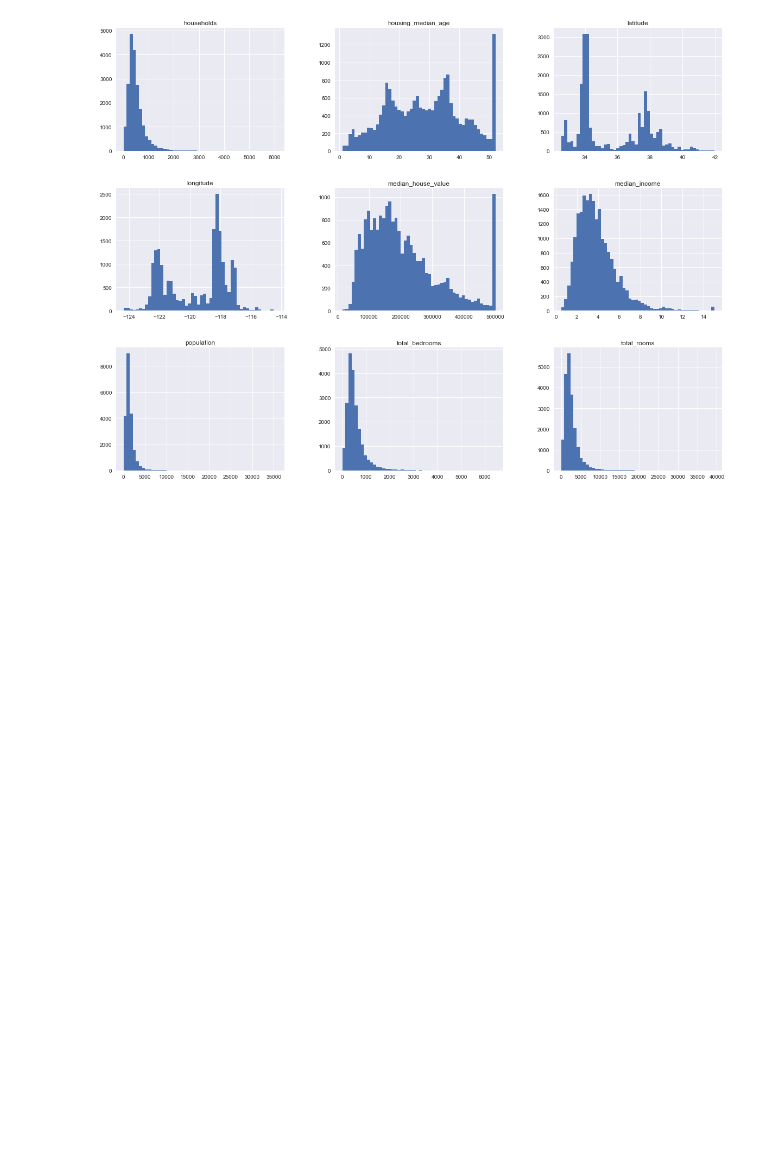
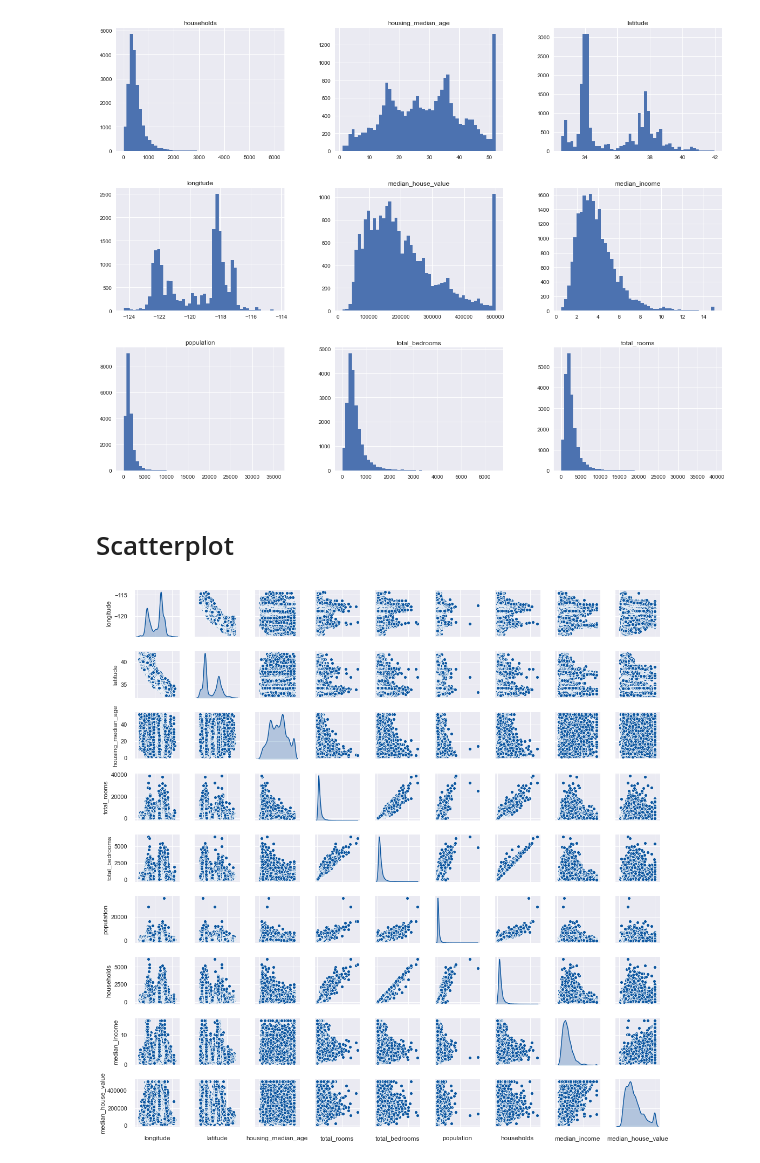
Before and after one commit to code-JOA/Housing-Project-Regression, a Jupyter notebook: notebook.ipynb, the cells around one changed output. Drawn from its saved outputs; the diff is of its cells as text; code cells hidden in the pictures; blank space fills up the shorter version.

```diff
--- a/notebook.ipynb
+++ b/notebook.ipynb
@@ -122,3 +122,11 @@ data.hist(bins=50, figsize=(20,15))
 plt.show()
 # %% [output]
 [figure]
+# %% [markdown]
+# Scatterplot
+# %%
+mx_plot = sns.pairplot(data, diag_kind="kde", size=1.6)
+mx_plot.set(xticklabels=[])
+plt.show()
+# %% [output]
+[figure, added]
```
Also changed, not shown: parts of 9 cells of this notebook.
